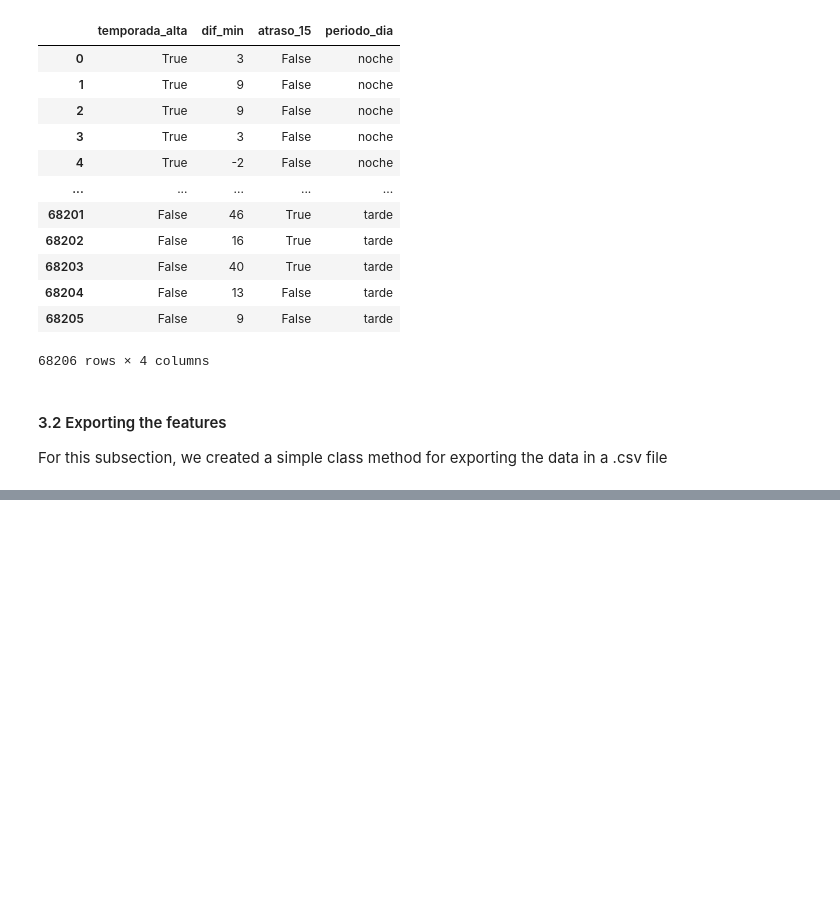
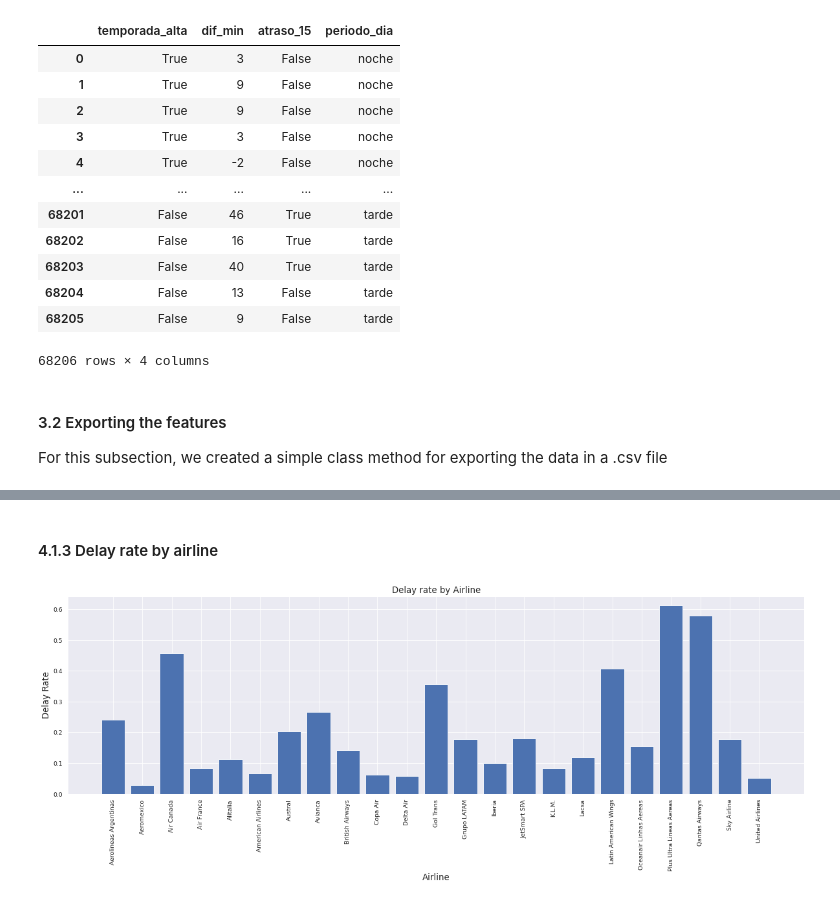
Before and after one commit to vicente-cp/ds-challenge-latam, a Jupyter notebook: solution.ipynb, the cells around one changed output, grey strips where cells are left out. Drawn from its saved outputs; the diff is of its cells as text; code cells hidden in the pictures; blank space fills up the shorter version.

```diff
--- a/solution.ipynb
+++ b/solution.ipynb
@@ -420,0 +457,13 @@ new_df = pd.read_csv(output_path)
+# %% [markdown]
+#### 4.1.3 Delay rate by airline
+# %%
+airline_delay = flight_data.data[["OPERA","atraso_15"]].groupby(["OPERA"]).mean()
+
+general_distribution(airline_delay.index,
+                     airline_delay["atraso_15"],
+                     xlabel="Airline",
+                     ylabel="Delay Rate",
+                     title="Delay rate by Airline",
+                     tick_rotation=True )
+# %% [output]
+[figure, added]
```
Also changed, not shown: parts of 13 cells of this notebook.
